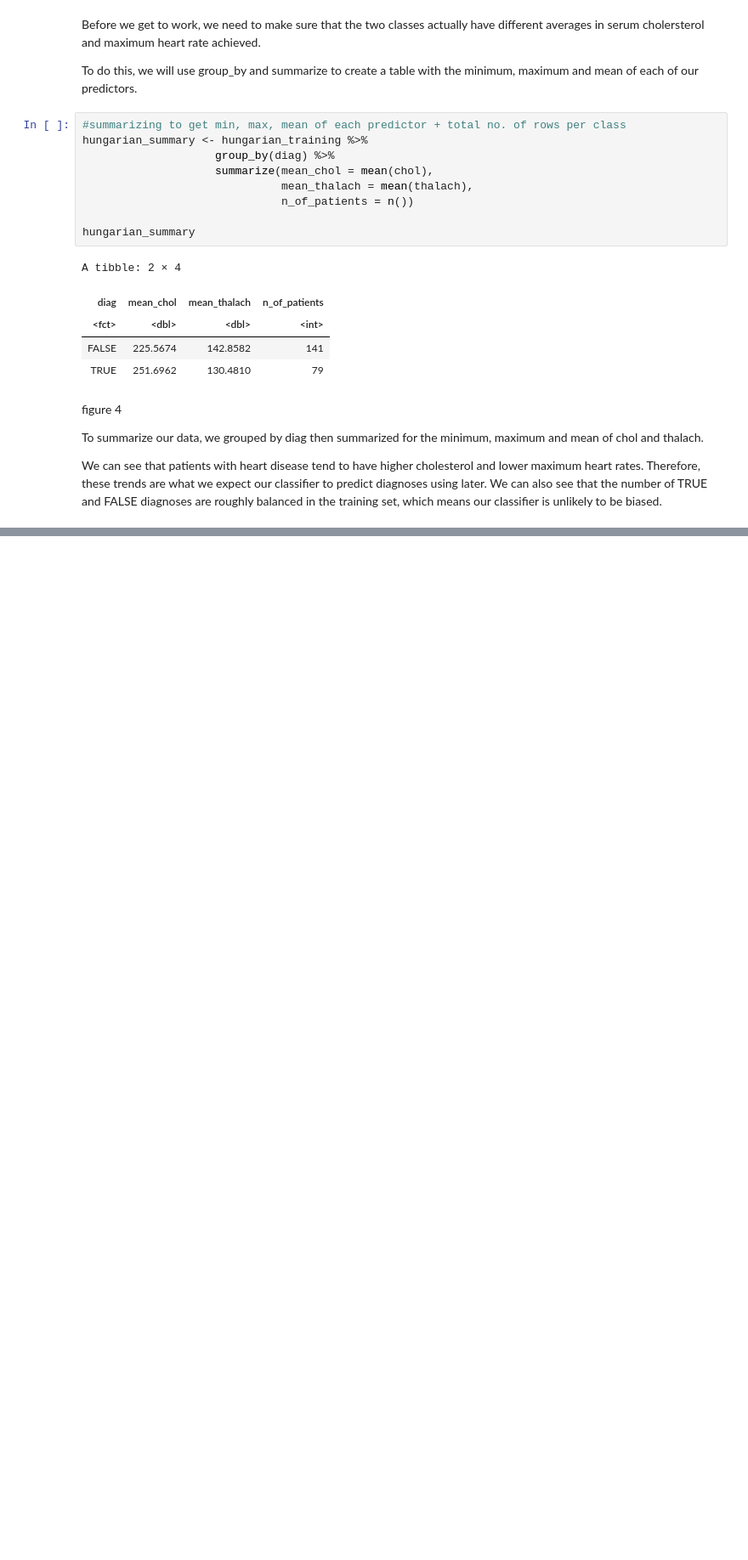
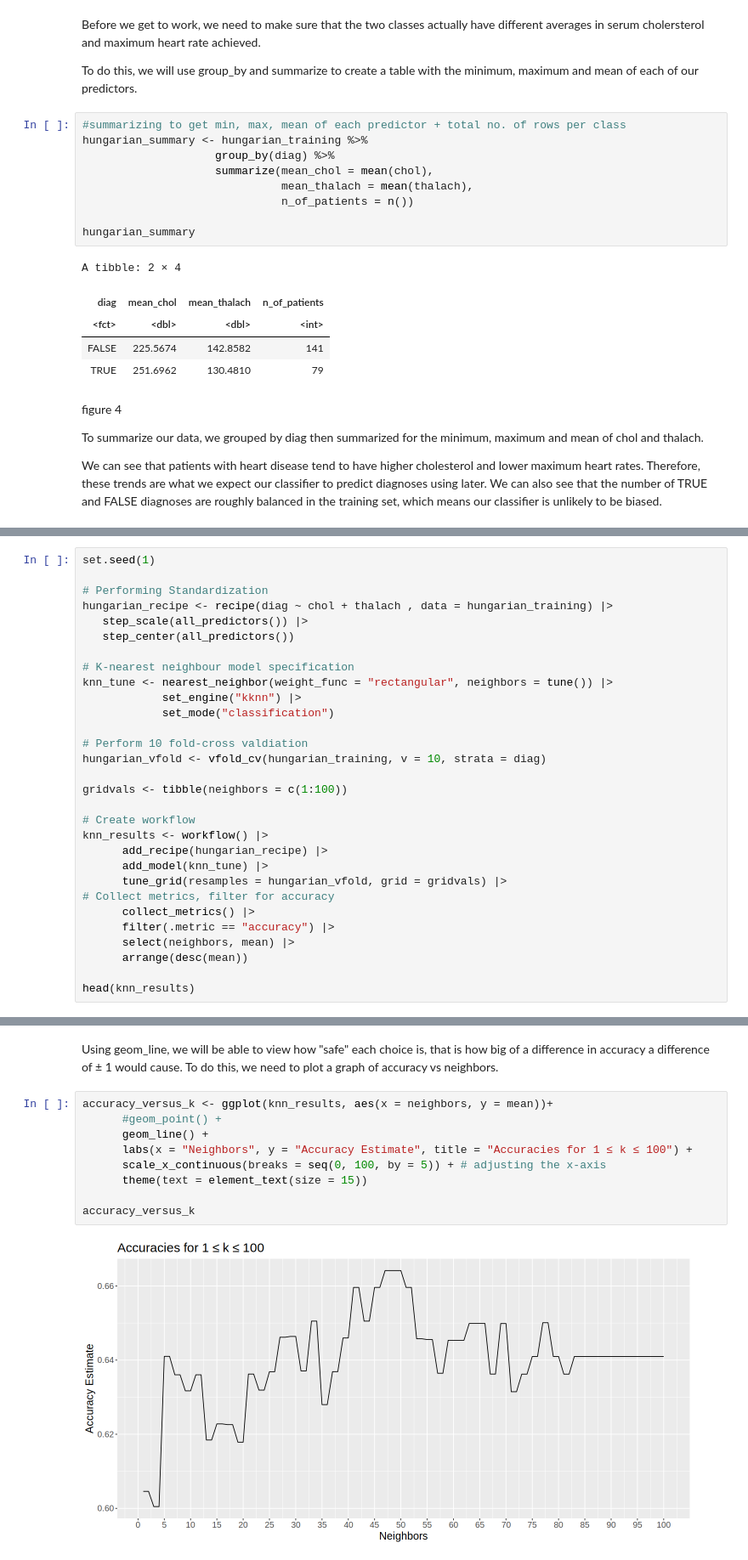
Before and after one commit to Aryan-SeongJae/Data-Science-Project---DSCI-100-HEART-DATABASE-Hungary, a Jupyter notebook: Group Project Report-Copy1.ipynb, the cells around one changed output, grey strips where cells are left out. Shown at 85% size. Cells and saved outputs as stored; diff of their text form; blank space fills up the shorter version.

```diff
--- a/Group Project Report-Copy1.ipynb
+++ b/Group Project Report-Copy1.ipynb
@@ -255,0 +282,30 @@ We can see that patients with heart disease tend to have higher cholesterol and
+# %%
+set.seed(1)
+
+# Performing Standardization
+hungarian_recipe <- recipe(diag ~ chol + thalach , data = hungarian_training) |>
+   step_scale(all_predictors()) |>
+   step_center(all_predictors())
+
+# K-nearest neighbour model specification
+knn_tune <- nearest_neighbor(weight_func = "rectangular", neighbors = tune()) |>
+            set_engine("kknn") |>
+            set_mode("classification")
+
+# Perform 10 fold-cross valdiation
+hungarian_vfold <- vfold_cv(hungarian_training, v = 10, strata = diag)
+
+gridvals <- tibble(neighbors = c(1:100))
+
+# Create workflow
+knn_results <- workflow() |>
+      add_recipe(hungarian_recipe) |>
+      add_model(knn_tune) |>
+      tune_grid(resamples = hungarian_vfold, grid = gridvals) |>
+# Collect metrics, filter for accuracy
+      collect_metrics() |>
+      filter(.metric == "accuracy") |>
+      select(neighbors, mean) |>
+      arrange(desc(mean))
+
+head(knn_results)
@@ -255,0 +328,13 @@ We can see that patients with heart disease tend to have higher cholesterol and
+# %% [markdown]
+Using geom_line, we will be able to view how "safe" each choice is, that is how big of a difference in accuracy a difference of  ± 1 would cause. To do this, we need to plot a graph of accuracy vs neighbors.
+# %%
+accuracy_versus_k <- ggplot(knn_results, aes(x = neighbors, y = mean))+
+      #geom_point() +
+      geom_line() +
+      labs(x = "Neighbors", y = "Accuracy Estimate", title = "Accuracies for 1 ≤ k ≤ 100") +
+      scale_x_continuous(breaks = seq(0, 100, by = 5)) + # adjusting the x-axis
+      theme(text = element_text(size = 15))
+
+accuracy_versus_k
+# %% [output]
+[figure, added]
```
Also changed, not shown: parts of 14 cells of this notebook.
